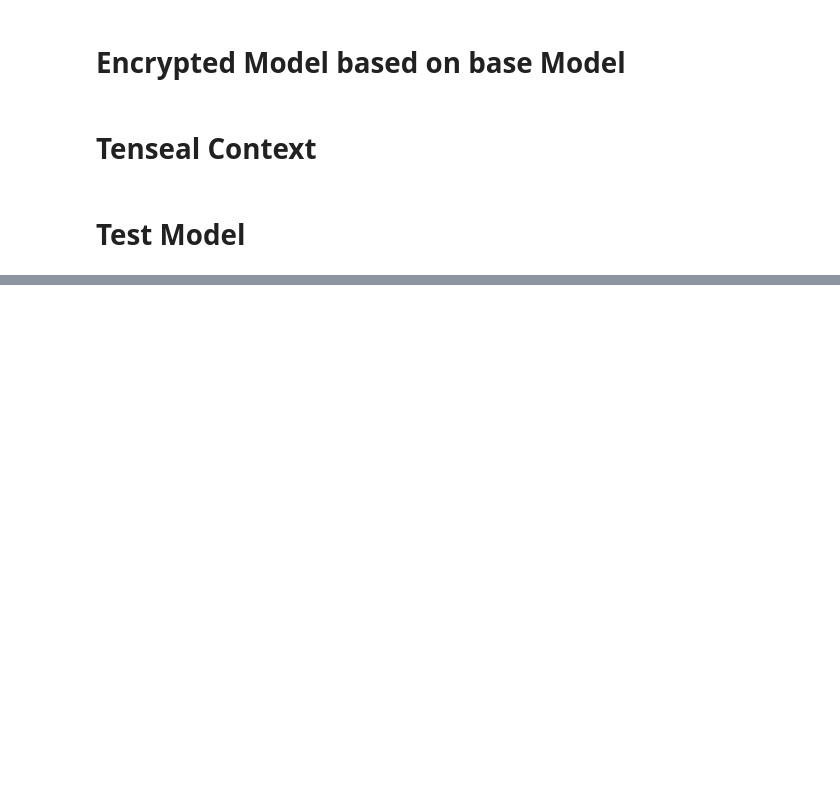
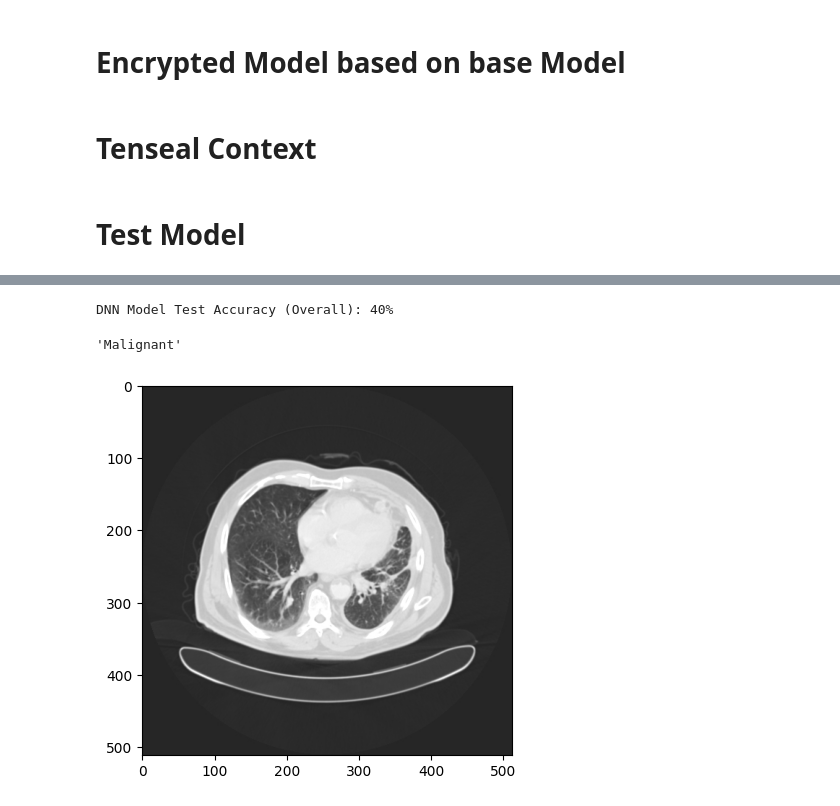
Before and after one commit to Bishwajitpvt/lung-cancer-prediction-HomomorphicEncryption, a Jupyter notebook: lung-cancer-homomorphic-encryption.ipynb, the cells around one changed output, grey strips where cells are left out. Drawn from its saved outputs; the diff is of its cells as text; code cells hidden in the pictures; blank space fills up the shorter version.

```diff
--- a/lung-cancer-homomorphic-encryption.ipynb
+++ b/lung-cancer-homomorphic-encryption.ipynb
@@ -402,0 +746,13 @@ predict(enc_model,Image.open(r"Dataset\Bengin cases\Bengin case (66).jpg"))
+# %%
+## Encryption Parameters
+bits_scale = 26
+
+context = ts.context(
+    ts.SCHEME_TYPE.CKKS,
+    poly_modulus_degree=8192,
+    coeff_mod_bit_sizes=[31, bits_scale, bits_scale, bits_scale, bits_scale, bits_scale, bits_scale, 31]
+)
+
+context.global_scale = pow(2, bits_scale)
+
+context.generate_galois_keys()
@@ -402,0 +782,22 @@ predict(enc_model,Image.open(r"Dataset\Bengin cases\Bengin case (66).jpg"))
+# %%
+print(
+    f'\nDNN Model Test Accuracy (Overall): {int(100 * np.sum(class_correct) / np.sum(class_total))}% '
+)
+# %% [output]
+DNN Model Test Accuracy (Overall): 40%
+# %%
+def predict(enc_models,img):
+    plt.imshow(img)
+    classes = ["Bengin", "Normal", "Malignant"]
+    img = transform(img)
+    x_enc, windows_nb = ts.im2col_encoding(context,img.view(img_width,img_width).tolist(),kernel_shape[0],kernel_shape[1],stride)
+    enc_output = enc_models(x_enc,windows_nb)
+    output = enc_output.decrypt()
+    output = torch.tensor(output).view(1, -1)
+    _, pred = torch.max(output, 1)
+    return classes[pred]
+# %%
+predict(enc_models,Image.open(r"Dataset\Malignant cases\Malignant case (1).jpg"))
+# %% [output]
+'Malignant'
+[figure, added]
```
Also changed, not shown: parts of 43 cells of this notebook.
